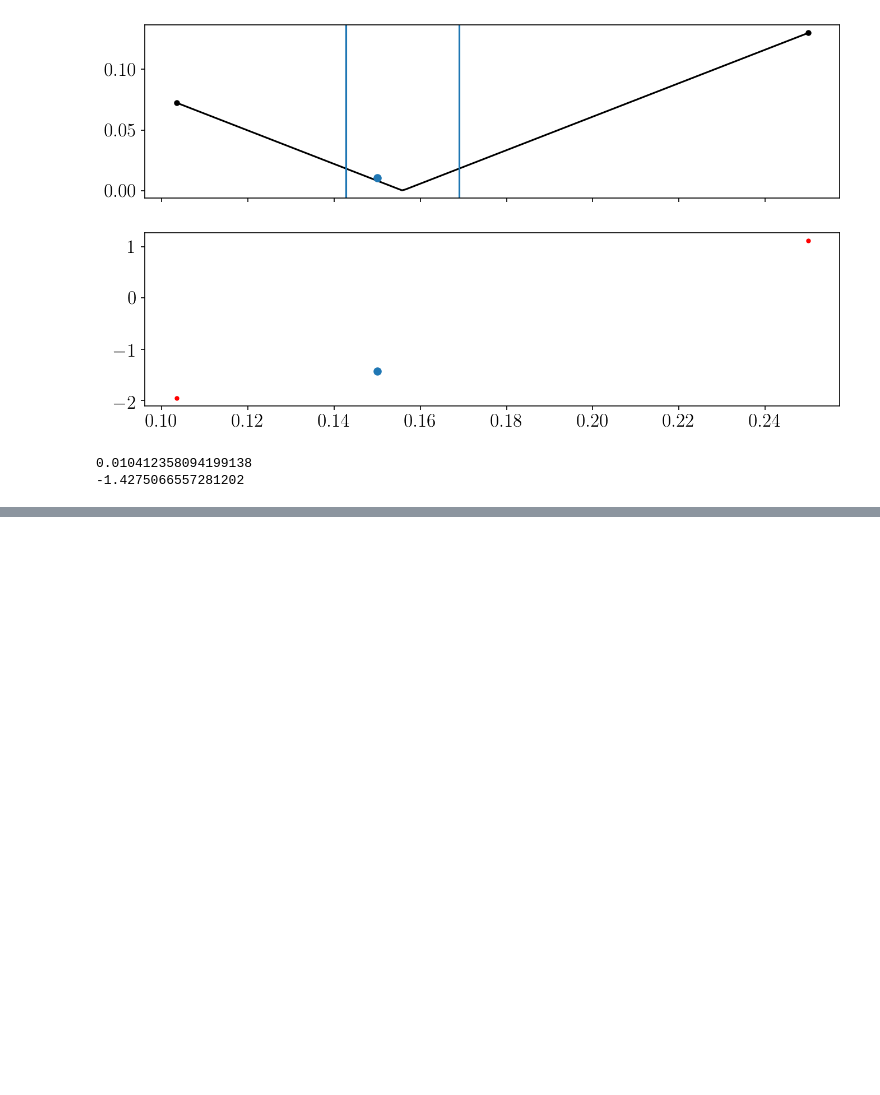
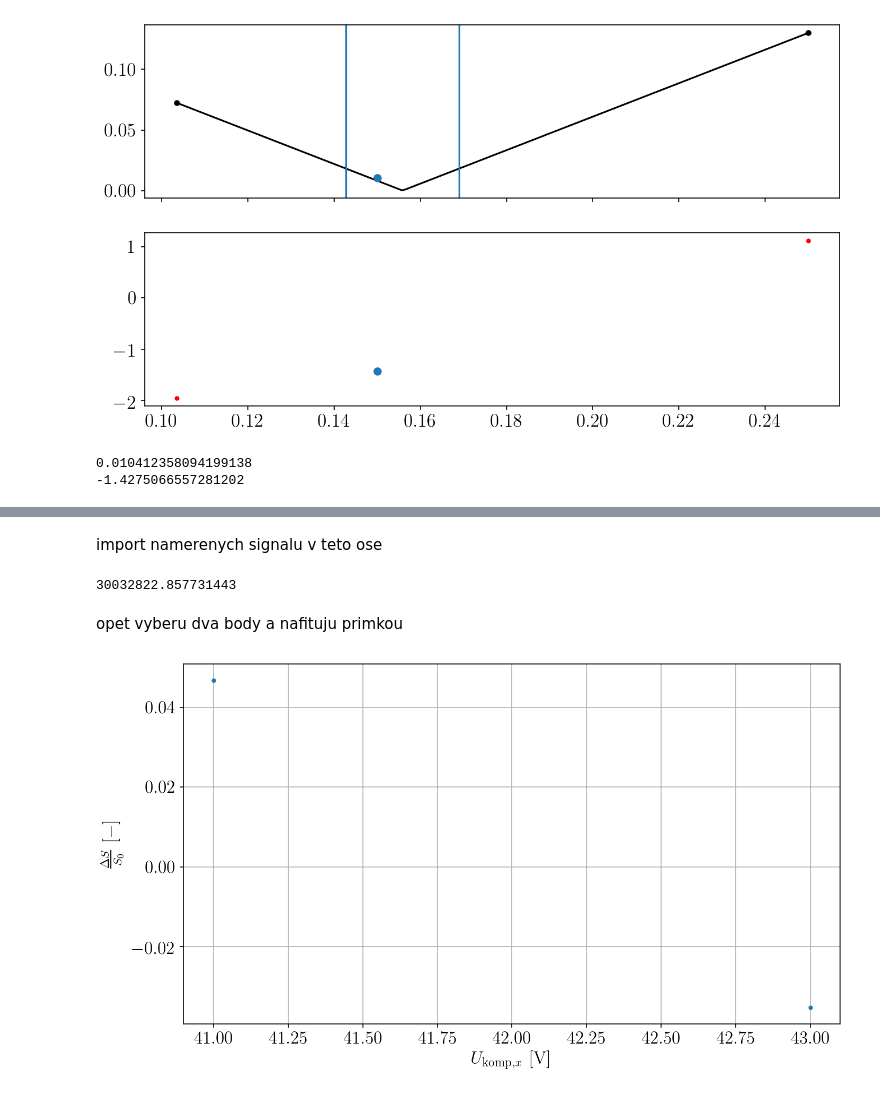
Before and after one commit to dvadlejch/Julia_vypocty_diplomka, a Jupyter notebook: EMM_minim/EMM_min_proces.ipynb, the cells around one changed output, grey strips where cells are left out. Saved outputs shown, nothing was run; the diff lists cells and outputs as text; code cells hidden in the pictures; blank space fills up the shorter version.

```diff
--- a/EMM_minim/EMM_min_proces.ipynb
+++ b/EMM_minim/EMM_min_proces.ipynb
@@ -247,0 +250,2 @@ print(fot_phi[9])
+# %% [markdown]
+import namerenych signalu v teto ose
@@ -247,0 +279,14 @@ print(fot_phi[9])
+# %%
+# odhad periody triggeru
+T_trig = ( fotkor[fotkor_shape[0]-2, 5] / fotkor[fotkor_shape[0]-3, 5] )* t_res + t_scale[fotkor_shape[0]-2]
+
+T_trig_sigma = t_res
+# frekvence buzeni pasti
+
+drive_freq = 1/T_trig
+drive_freq_sigma = 1/T_trig**2 *T_trig_sigma
+Omega = 2*np.pi * drive_freq
+Omega_sigma = 2*np.pi * drive_freq_sigma
+drive_freq
+# %% [output]
+30032822.857731443
@@ -247,0 +337,14 @@ print(fot_phi[9])
+# %% [markdown]
+opet vyberu dva body a nafituju primkou
+# %%
+plt.figure(figsize=(sizex/my_dpi, sizey/my_dpi), dpi=my_dpi)
+# plt.errorbar(voltages[:,2], np.abs(DeltaS_S_ratio), yerr=Delta_S_S_ratio_sigma, fmt='.')
+# plt.plot(voltages[3:7,2], DeltaS_S_ratio[3:7], '.')
+plt.plot([voltages[4,2],voltages[6,2]], [DeltaS_S_ratio[4],DeltaS_S_ratio[6]], '.')
+#plt.errorbar(z_bezcond*1e6, DeltaS_S_ratio, yerr=Delta_S_S_ratio_sigma, fmt='.', label="bez kondiku")
+plt.xlabel(r"$ U_{\rm komp,\it x} \, \, \rm [V]$")
+plt.ylabel(r"$ \frac{\Delta S}{S_0} \, \, \rm [-]$")
+
+plt.grid()
+# %% [output]
+[figure, added]
```
Also changed, not shown: parts of 22 cells of this notebook, 2 other files.
